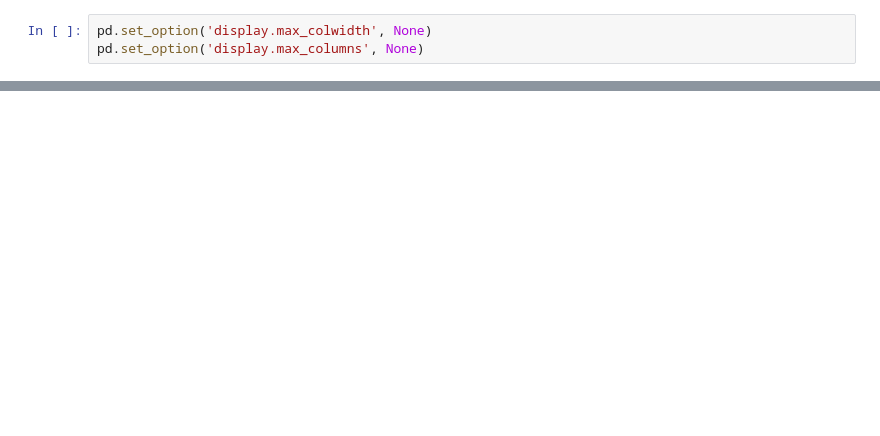
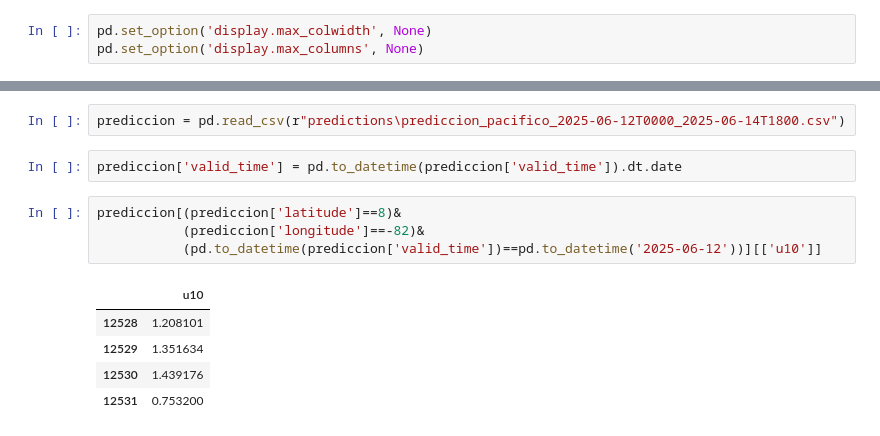
Before and after one commit to AlejaGuz/PDG-ARMADA-FORECAST, a Jupyter notebook: testing_model.ipynb, the cells around one changed output, grey strips where cells are left out. Saved outputs shown, nothing was run; the diff lists cells and outputs as text; blank space fills up the shorter version.

```diff
--- a/testing_model.ipynb
+++ b/testing_model.ipynb
@@ -30,0 +122,14 @@ df_atla.describe()
+# %%
+prediccion = pd.read_csv(r"predictions\prediccion_pacifico_2025-06-12T0000_2025-06-14T1800.csv")
+# %%
+prediccion['valid_time'] = pd.to_datetime(prediccion['valid_time']).dt.date
+# %%
+prediccion[(prediccion['latitude']==8)&
+           (prediccion['longitude']==-82)&
+           (pd.to_datetime(prediccion['valid_time'])==pd.to_datetime('2025-06-12'))][['u10']]
+# %% [output]
+|  | u10 |
+| 12528 | 1.208101 |
+| 12529 | 1.351634 |
+| 12530 | 1.439176 |
+| 12531 | 0.753200 |
```
Also changed, not shown: parts of 16 cells of this notebook, 29 other files.
